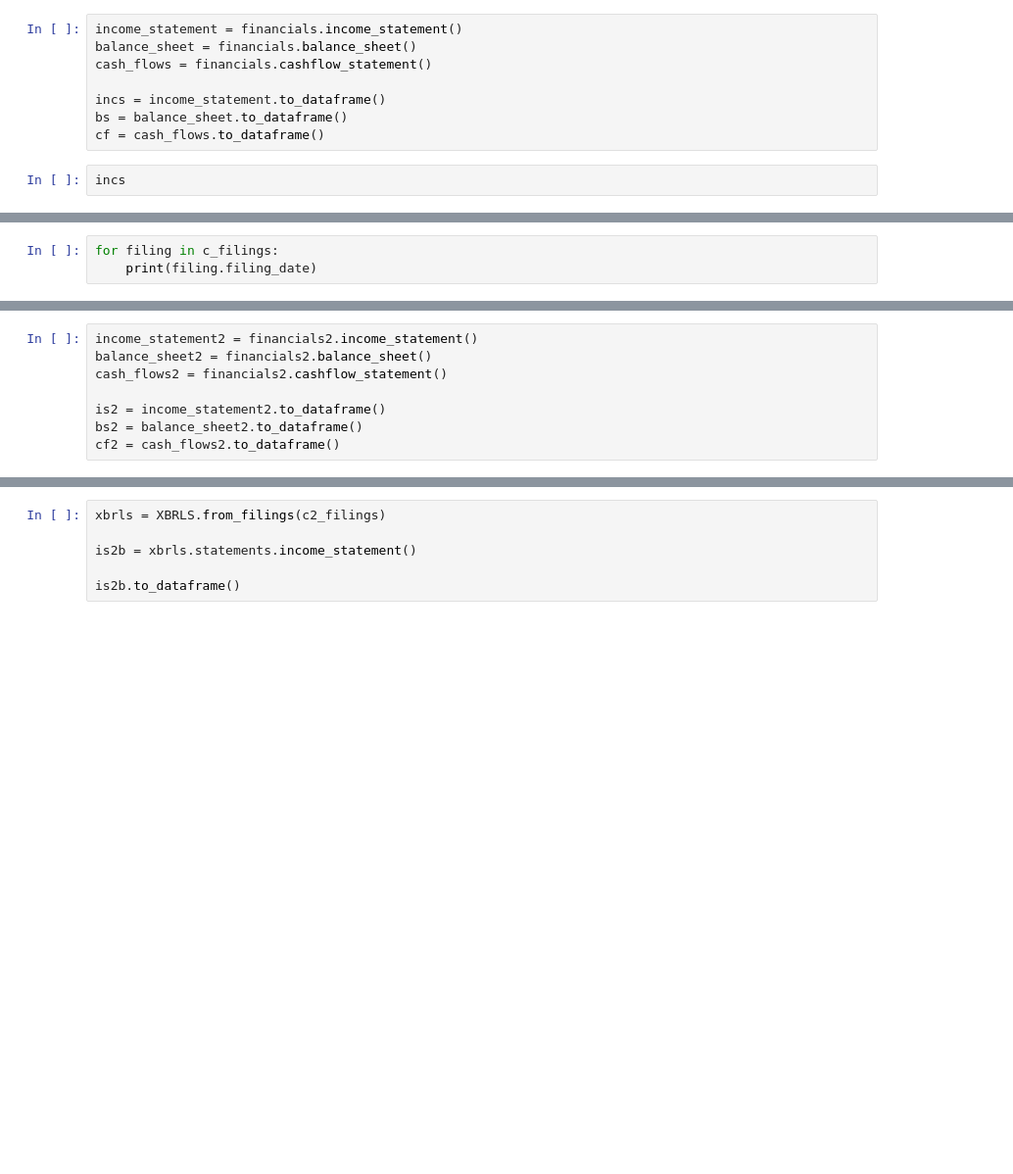
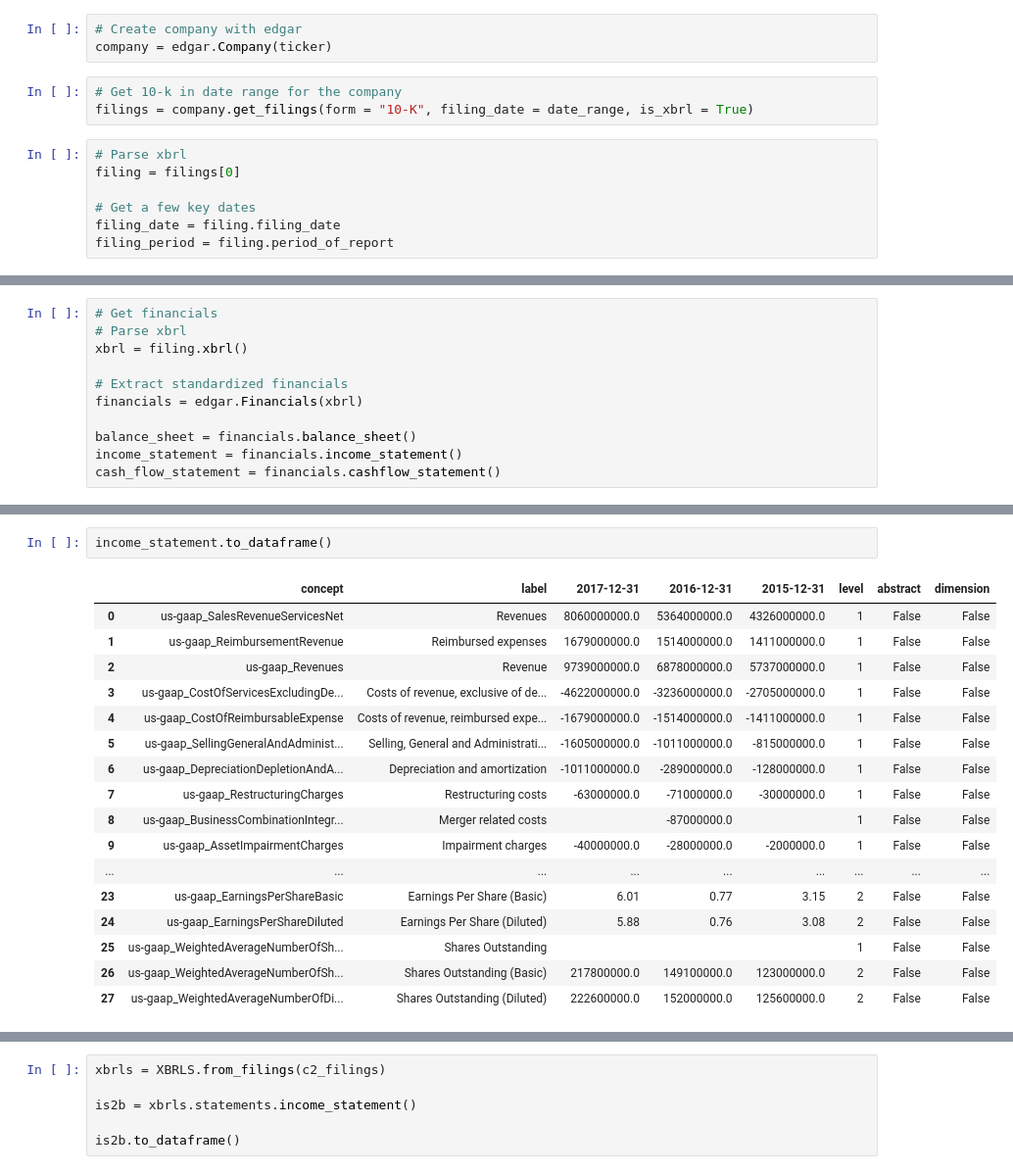
Before and after one commit to evanreynolds9/stocks_etl_ml, a Jupyter notebook: etl/Notebooks/testing_edgartools.ipynb, the cells around one changed output, grey strips where cells are left out. Shown: that part at 98% size. Saved outputs shown, nothing was run; the diff lists cells and outputs as text; blank space fills up the shorter version.

Commit message:
Began testing pipeline for edgartools

```diff
--- a/etl/Notebooks/testing_edgartools.ipynb
+++ b/etl/Notebooks/testing_edgartools.ipynb
@@ -18,10 +65,13 @@ financials = edgar.MultiFinancials.extract(c_filings)
+# %%
+# Create company with edgar
+company = edgar.Company(ticker)
 # %%
-income_statement = financials.income_statement()
-balance_sheet = financials.balance_sheet()
-cash_flows = financials.cashflow_statement()
-
-incs = income_statement.to_dataframe()
-bs = balance_sheet.to_dataframe()
-cf = cash_flows.to_dataframe()
+# Get 10-k in date range for the company
+filings = company.get_filings(form = "10-K", filing_date = date_range, is_xbrl = True)
 # %%
-incs
+# Parse xbrl
+filing = filings[0]
+
+# Get a few key dates
+filing_date = filing.filing_date
+filing_period = filing.period_of_report
@@ -47,3 +78,11 @@ incs
 # %%
-for filing in c_filings:
-    print(filing.filing_date)
+# Get financials
+# Parse xbrl
+xbrl = filing.xbrl()
+
+# Extract standardized financials
+financials = edgar.Financials(xbrl)
+
+balance_sheet = financials.balance_sheet()
+income_statement = financials.income_statement()
+cash_flow_statement = financials.cashflow_statement()
@@ -76,9 +109,21 @@ financials2 = edgar.MultiFinancials.extract(c2_filings)
 # %%
-income_statement2 = financials2.income_statement()
-balance_sheet2 = financials2.balance_sheet()
-cash_flows2 = financials2.cashflow_statement()
-
-is2 = income_statement2.to_dataframe()
-bs2 = balance_sheet2.to_dataframe()
-cf2 = cash_flows2.to_dataframe()
+income_statement.to_dataframe()
+# %% [output]
+|  | concept | label | 2017-12-31 | 2016-12-31 | 2015-12-31 | level | abstract | dimension |
+| 0 | us-gaap_SalesRevenueServicesNet | Revenues | 8060000000.0 | 5364000000.0 | 4326000000.0 | 1 | False | False |
+| 1 | us-gaap_ReimbursementRevenue | Reimbursed expenses | 1679000000.0 | 1514000000.0 | 1411000000.0 | 1 | False | False |
+| 2 | us-gaap_Revenues | Revenue | 9739000000.0 | 6878000000.0 | 5737000000.0 | 1 | False | False |
+| 3 | us-gaap_CostOfServicesExcludingDe... | Costs of revenue, exclusive of de... | -4622000000.0 | -3236000000.0 | -2705000000.0 | 1 | False | False |
+| 4 | us-gaap_CostOfReimbursableExpense | Costs of revenue, reimbursed expe... | -1679000000.0 | -1514000000.0 | -1411000000.0 | 1 | False | False |
+| 5 | us-gaap_SellingGeneralAndAdminist... | Selling, General and Administrati... | -1605000000.0 | -1011000000.0 | -815000000.0 | 1 | False | False |
+| 6 | us-gaap_DepreciationDepletionAndA... | Depreciation and amortization | -1011000000.0 | -289000000.0 | -128000000.0 | 1 | False | False |
+| 7 | us-gaap_RestructuringCharges | Restructuring costs | -63000000.0 | -71000000.0 | -30000000.0 | 1 | False | False |
+| 8 | us-gaap_BusinessCombinationIntegr... | Merger related costs |  | -87000000.0 |  | 1 | False | False |
+| 9 | us-gaap_AssetImpairmentCharges | Impairment charges | -40000000.0 | -28000000.0 | -2000000.0 | 1 | False | False |
+| ... | ... | ... | ... | ... | ... | ... | ... | ... |
+| 23 | us-gaap_EarningsPerShareBasic | Earnings Per Share (Basic) | 6.01 | 0.77 | 3.15 | 2 | False | False |
+| 24 | us-gaap_EarningsPerShareDiluted | Earnings Per Share (Diluted) | 5.88 | 0.76 | 3.08 | 2 | False | False |
+| 25 | us-gaap_WeightedAverageNumberOfSh... | Shares Outstanding |  |  |  | 1 | False | False |
+| 26 | us-gaap_WeightedAverageNumberOfSh... | Shares Outstanding (Basic) | 217800000.0 | 149100000.0 | 123000000.0 | 2 | False | False |
+| 27 | us-gaap_WeightedAverageNumberOfDi... | Shares Outstanding (Diluted) | 222600000.0 | 152000000.0 | 125600000.0 | 2 | False | False |
 # %%
```
Also changed, not shown: parts of 9 cells of this notebook, 2 other files.
